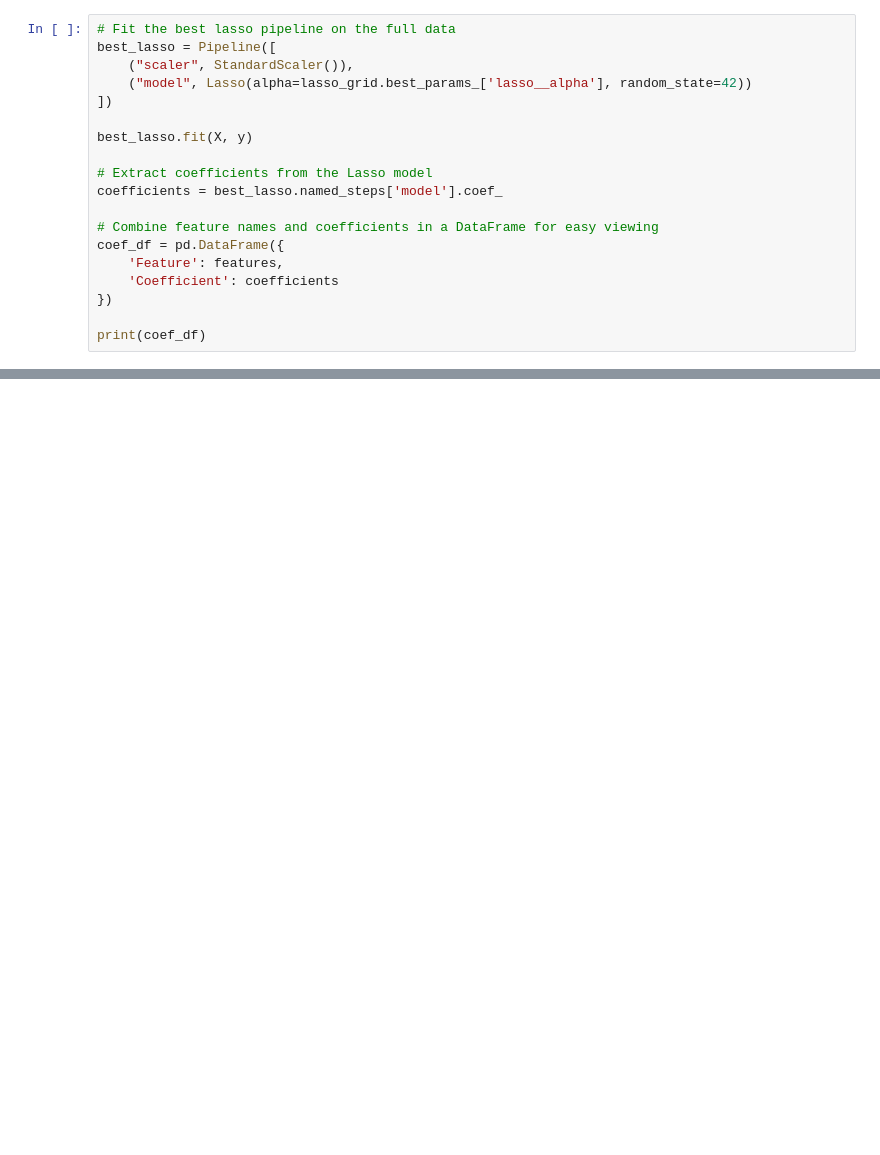
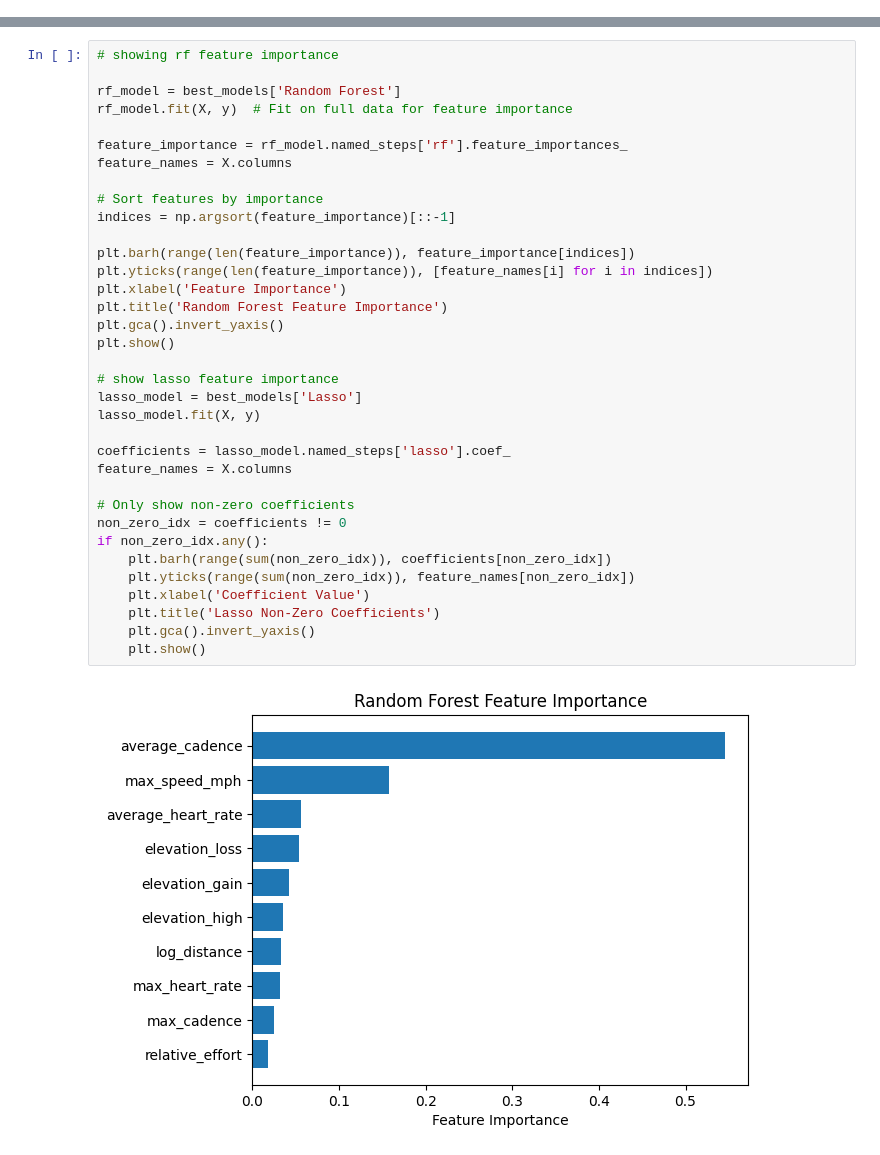
Before and after one commit to nchoquette95/strava_running, a Jupyter notebook: modeling.ipynb, the cells around one changed output, grey strips where cells are left out. Drawn from its saved outputs; the diff is of its cells as text; blank space fills up the shorter version.

```diff
--- a/modeling.ipynb
+++ b/modeling.ipynb
@@ -249,19 +247,0 @@ plt.show()
-# %%
-# Fit the best lasso pipeline on the full data
-best_lasso = Pipeline([
-    ("scaler", StandardScaler()),
-    ("model", Lasso(alpha=lasso_grid.best_params_['lasso__alpha'], random_state=42))
-])
-
-best_lasso.fit(X, y)
-
-# Extract coefficients from the Lasso model
-coefficients = best_lasso.named_steps['model'].coef_
-
-# Combine feature names and coefficients in a DataFrame for easy viewing
-coef_df = pd.DataFrame({
-    'Feature': features,
-    'Coefficient': coefficients
-})
-
-print(coef_df)
@@ -327,0 +248,37 @@ See the caveats in the documentation: https://pandas.pydata.org/pandas-docs/stab
+# %%
+# showing rf feature importance
+
+rf_model = best_models['Random Forest']
+rf_model.fit(X, y)  # Fit on full data for feature importance
+
+feature_importance = rf_model.named_steps['rf'].feature_importances_
+feature_names = X.columns
+
+# Sort features by importance
+indices = np.argsort(feature_importance)[::-1]
+
+plt.barh(range(len(feature_importance)), feature_importance[indices])
+plt.yticks(range(len(feature_importance)), [feature_names[i] for i in indices])
+plt.xlabel('Feature Importance')
+plt.title('Random Forest Feature Importance')
+plt.gca().invert_yaxis()
+plt.show()
+
+# show lasso feature importance
+lasso_model = best_models['Lasso']
+lasso_model.fit(X, y)
+
+coefficients = lasso_model.named_steps['lasso'].coef_
+feature_names = X.columns
+
+# Only show non-zero coefficients
+non_zero_idx = coefficients != 0
+if non_zero_idx.any():
+    plt.barh(range(sum(non_zero_idx)), coefficients[non_zero_idx])
+    plt.yticks(range(sum(non_zero_idx)), feature_names[non_zero_idx])
+    plt.xlabel('Coefficient Value')
+    plt.title('Lasso Non-Zero Coefficients')
+    plt.gca().invert_yaxis()
+    plt.show()
+# %% [output]
+[figure, added]
```
Also changed, not shown: parts of 25 cells of this notebook, 3 other files.
